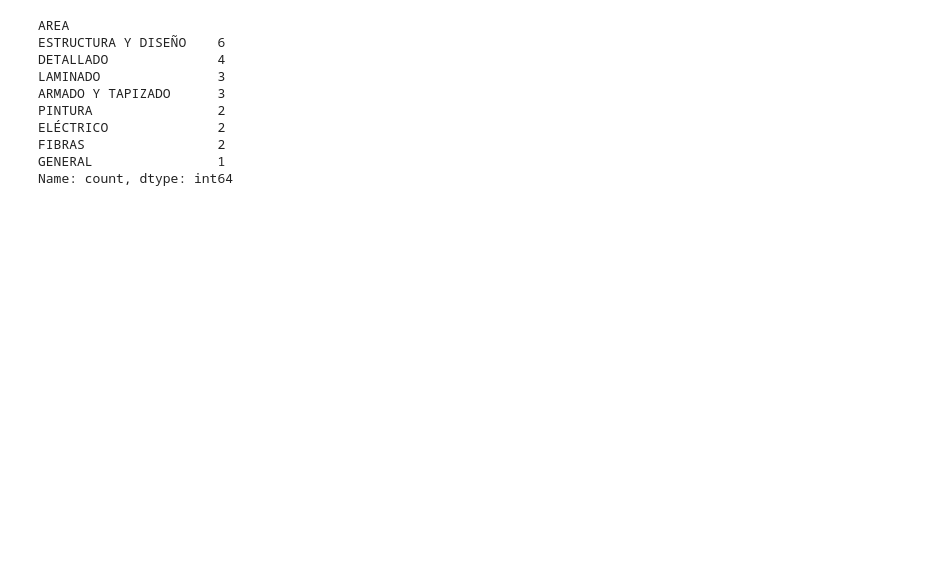
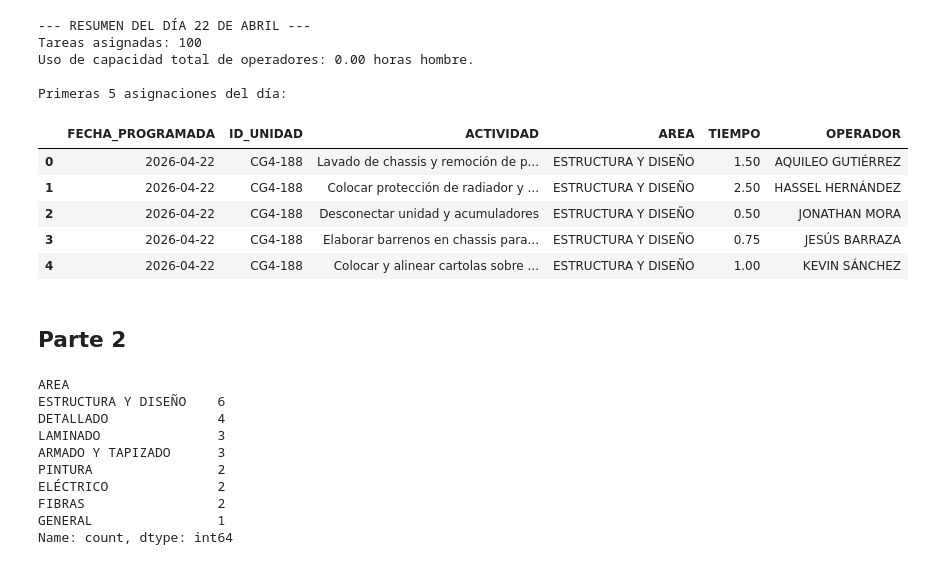
Before and after one commit to angelanaya271828/ingoy, a Jupyter notebook: Asignación de actividades.ipynb, the cells around one changed output. Saved outputs shown, nothing was run; the diff lists cells and outputs as text; code cells hidden in the pictures; blank space fills up the shorter version.

```diff
--- a/Asignación de actividades.ipynb
+++ b/Asignación de actividades.ipynb
@@ -74,0 +89,24 @@ df_wip = mis_funciones.lectura_hoja_gs(id_libro = id_libro,
+# %%
+# ==========================================
+# 3. PREPARACIÓN DEL WORK IN PROGRESS (WIP)
+# ==========================================
+# Trabajamos sobre una copia para no alterar el DataFrame original
+wip_sim = df_wip.copy()
+
+# Limpieza de dependencias (convertir texto "1.1, 1.2" a listas de Python)
+wip_sim['DEPENDENCIA'] = wip_sim['DEPENDENCIA'].fillna('').astype(str)
+wip_sim['DEPS_LIST'] = wip_sim['DEPENDENCIA'].apply(lambda x: [d.strip() for d in x.split(',')] if x else [])
+# %%
+# ==========================================
+# 4. FUNCIÓN DE VERIFICACIÓN DE PREVALENCIA
+# ==========================================
+def verificar_pre_requisitos(df, id_unidad, lista_deps):
+    if not lista_deps:
+        return True
+
+    for dep in lista_deps:
+        # Buscamos si la dependencia ya está marcada como terminada (1) para esa unidad
+        estado = df[(df['ID_UNIDAD'] == id_unidad) & (df['KEY_SUBPROCESO'] == dep)]
+        if not estado.empty and estado['FLAG_TERMINADO'].iloc[0] == 0:
+            return False
+    return True
@@ -75,3 +164,33 @@ df_wip = mis_funciones.lectura_hoja_gs(id_libro = id_libro,
+# %%
+# ==========================================
+# 6. RESULTADOS FINALES
+# ==========================================
+df_resultado_final = pd.DataFrame(asignaciones_realizadas)
+# %%
+print("\n--- RESUMEN DEL DÍA 22 DE ABRIL ---")
+print(f"Tareas asignadas: {len(df_resultado_final)}")
+print(f"Uso de capacidad total de operadores: {df_ops_disponibles['HORAS_ASIGNADAS'].sum():.2f} horas hombre.")
+
+# Guardar resultado
+df_resultado_final.to_csv(f'offline_databases/Plan_de_asignacion_{fecha_de_asignacion}.csv', index = False)
+
+# Mostrar los primeros resultados del plan
+print("\nPrimeras 5 asignaciones del día:")
+display(df_resultado_final.head())
+# %% [output]
+--- RESUMEN DEL DÍA 22 DE ABRIL ---
+Tareas asignadas: 100
+Uso de capacidad total de operadores: 0.00 horas hombre.
+
+Primeras 5 asignaciones del día:
+|  | FECHA_PROGRAMADA | ID_UNIDAD | ACTIVIDAD | AREA | TIEMPO | OPERADOR |
+| 0 | 2026-04-22 | CG4-188 | Lavado de chassis y remoción de p... | ESTRUCTURA Y DISEÑO | 1.50 | AQUILEO GUTIÉRREZ |
+| 1 | 2026-04-22 | CG4-188 | Colocar protección de radiador y ... | ESTRUCTURA Y DISEÑO | 2.50 | HASSEL HERNÁNDEZ |
+| 2 | 2026-04-22 | CG4-188 | Desconectar unidad y acumuladores | ESTRUCTURA Y DISEÑO | 0.50 | JONATHAN MORA |
+| 3 | 2026-04-22 | CG4-188 | Elaborar barrenos en chassis para... | ESTRUCTURA Y DISEÑO | 0.75 | JESÚS BARRAZA |
+| 4 | 2026-04-22 | CG4-188 | Colocar y alinear cartolas sobre ... | ESTRUCTURA Y DISEÑO | 1.00 | KEVIN SÁNCHEZ |
+# %% [markdown]
+## Parte 2
 # %%
 def obtener_dia_actual(fecha_simulacion):
     # Traducir nombre del día para el filtro de operadores
```
Also changed, not shown: parts of 10 cells of this notebook, 1 other file.
